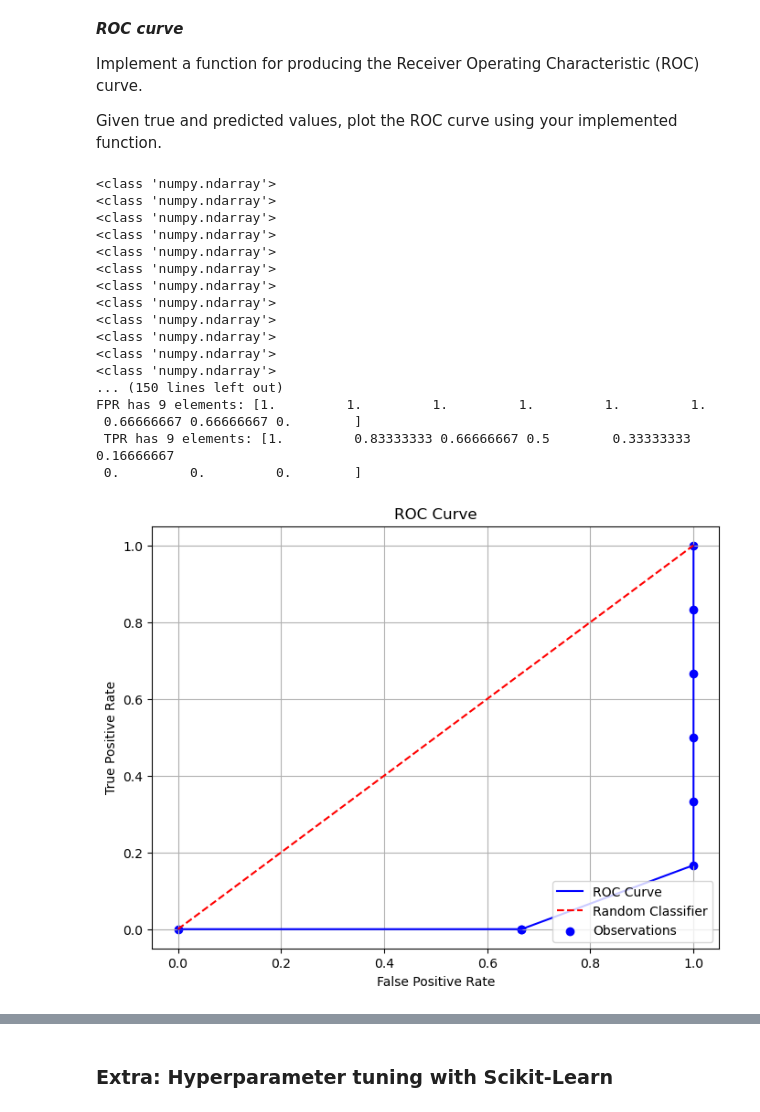
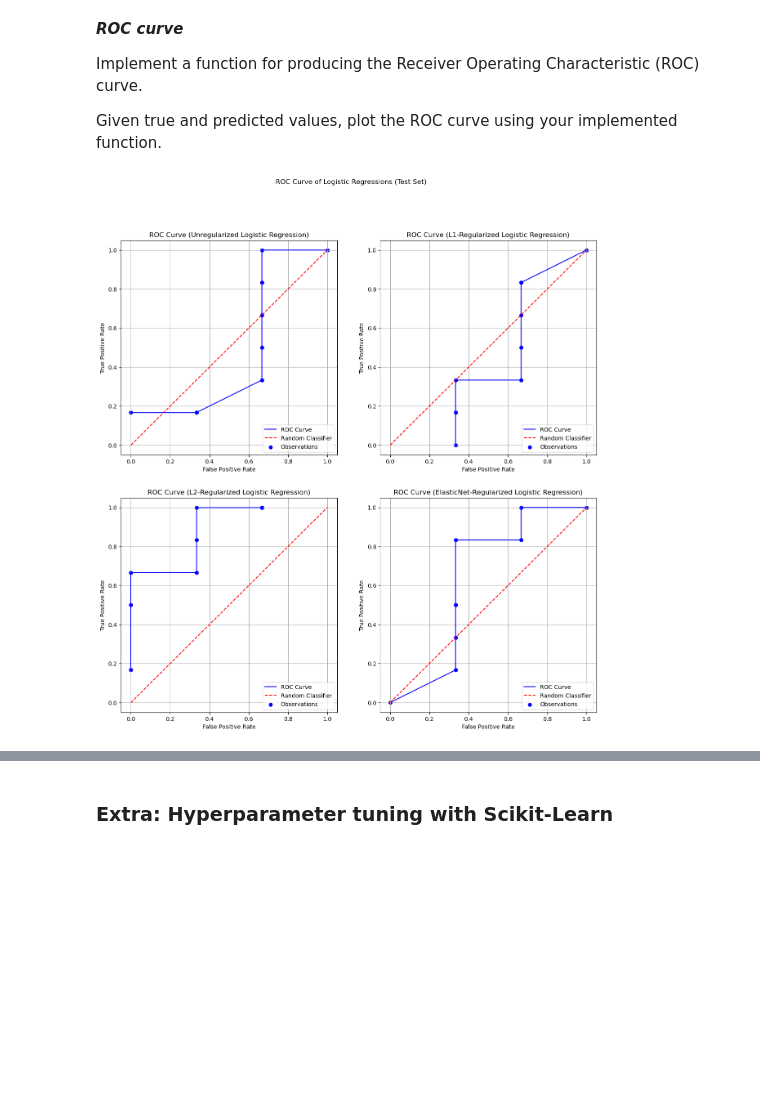
Before and after one commit to OdinMeng/MachineLearningBChallenges, a Jupyter notebook: challenges/challenge0/challenge_zero.ipynb, the cells around one changed output, grey strips where cells are left out. Saved outputs shown, nothing was run; the diff lists cells and outputs as text; code cells hidden in the pictures; blank space fills up the shorter version.

```diff
--- a/challenges/challenge0/challenge_zero.ipynb
+++ b/challenges/challenge0/challenge_zero.ipynb
@@ -432,8 +459,9 @@ def GD_LR(X: np.array,
         else:
             print("Warning: regularizator passed is invalid. It has been treated as None.")
 
-        w = w - eta*(OLSGradient(X, y, w, len(X)) + reg_fac)
+        w = w - eta*(OLSGradient(X, y, w) + reg_fac)
 
+    print(w)
     return w
 # %%
 eta = 0.001
@@ -606,7 +614,8 @@ Implement a function for producing the Receiver Operating Characteristic (ROC) c
 
 Given true and predicted values, plot the ROC curve using your implemented function.
 # %%
-def ROC(X_test, y_test, w):
+
+def ROC(X_test, y_test, w, ax, name):
     """
     Parameters
     ----------
@@ -616,6 +625,8 @@ def ROC(X_test, y_test, w):
         True labels of predicted data
     w : array of shape (d,)
         Weight vector obltained after training
+    ax : matplotlib axe to plot on
+    name : name of the model used
     """
 
     a = np.sort(1/(1+(np.exp(-(X_test @ w)))))   # Tresholds for ROC
@@ -634,39 +645,34 @@ def ROC(X_test, y_test, w):
         TPR[idx] = TP / (TP + FN) if (TP + FN) > 0 else 0  # True Positive Rate
         FPR[idx] = FP / (FP + TN) if (FP + TN) > 0 else 0  # False Positive Rate
 
-        # TPR[idx] = sum(y_pred[y_test == 1]) / sum(y_test) if sum(y_test) > 0 else 0
-        # FPR[idx] = sum(y_pred[(np.negative(y_test)+ np.ones(len(y_test))) == 1]) / sum(np.negative(y_test)+ np.ones(len(y_test))) if sum(np.negative(y_test)+ np.ones(len(y_test))) > 0 else 0
-
-    print(f'FPR has {len(FPR)} elements: {FPR}\n TPR has {len(TPR)} elements: {TPR}')
-    # Plot the ROC curve
-    fig, ax = plt.subplots(figsize=(8, 6))
+    # Plot the ROC curve on the ax
     ax.plot(FPR,TPR, label="ROC Curve", color="blue")
     ax.plot([0, 1], [0, 1], 'r--', label="Random Classifier")
     ax.scatter(FPR, TPR, color = 'blue', label = "Observations")
     ax.set_xlabel("False Positive Rate")
     ax.set_ylabel("True Positive Rate")
-    ax.set_title("ROC Curve")
+    ax.set_title(f"ROC Curve ({name})")
     ax.legend(loc="lower right")
     ax.grid(True)
-    fig.show()
 # %%
-ROC(X_test, y_test, EN_LR)
+to_iterate = {
+    'Unregularized Logistic Regression': OLS_LR,
+    'L1-Regularized Logistic Regression': L1_LR,
+    'L2-Regularized Logistic Regression': L2_LR,
+    'ElasticNet-Regularized Logistic Regression': EN_LR
+    }
+
+l = list(to_iterate.keys())
+
+fig, my_axes = plt.subplots(2,2, figsize=(15,15))
+
+ctr = 0
+for i in (0, 1):
+    for j in (0, 1):
+        ROC(X_test, y_test, to_iterate[l[ctr]], my_axes[i][j], l[ctr])
+        ctr += 1
+
+plt.suptitle("ROC Curve of Logistic Regressions (Test Set)")
+plt.show()
 # %% [output]
-<class 'numpy.ndarray'>
-<class 'numpy.ndarray'>
-<class 'numpy.ndarray'>
-<class 'numpy.ndarray'>
-<class 'numpy.ndarray'>
-<class 'numpy.ndarray'>
-<class 'numpy.ndarray'>
-<class 'numpy.ndarray'>
-<class 'numpy.ndarray'>
-<class 'numpy.ndarray'>
-<class 'numpy.ndarray'>
-<class 'numpy.ndarray'>
-... (150 lines left out)
-FPR has 9 elements: [1.         1.         1.         1.         1.         1.
- 0.66666667 0.66666667 0.        ]
- TPR has 9 elements: [1.         0.83333333 0.66666667 0.5        0.33333333 0.16666667
- 0.         0.         0.        ]
-[figure, old version]
+[figure, new version]
```
Also changed, not shown: parts of 10 cells of this notebook, 5 other files.
